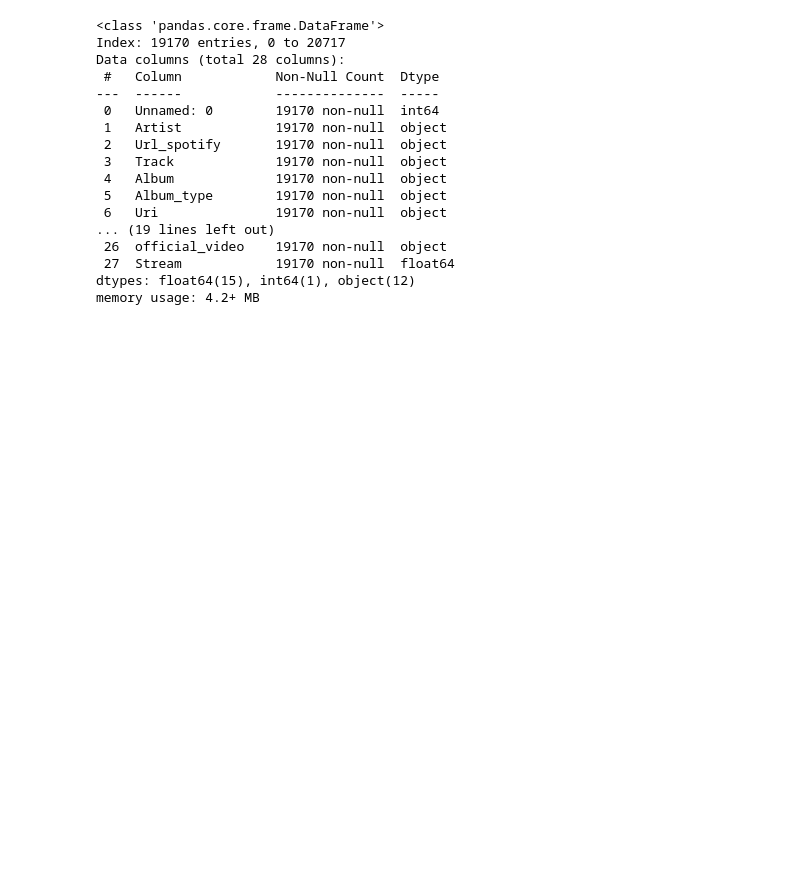
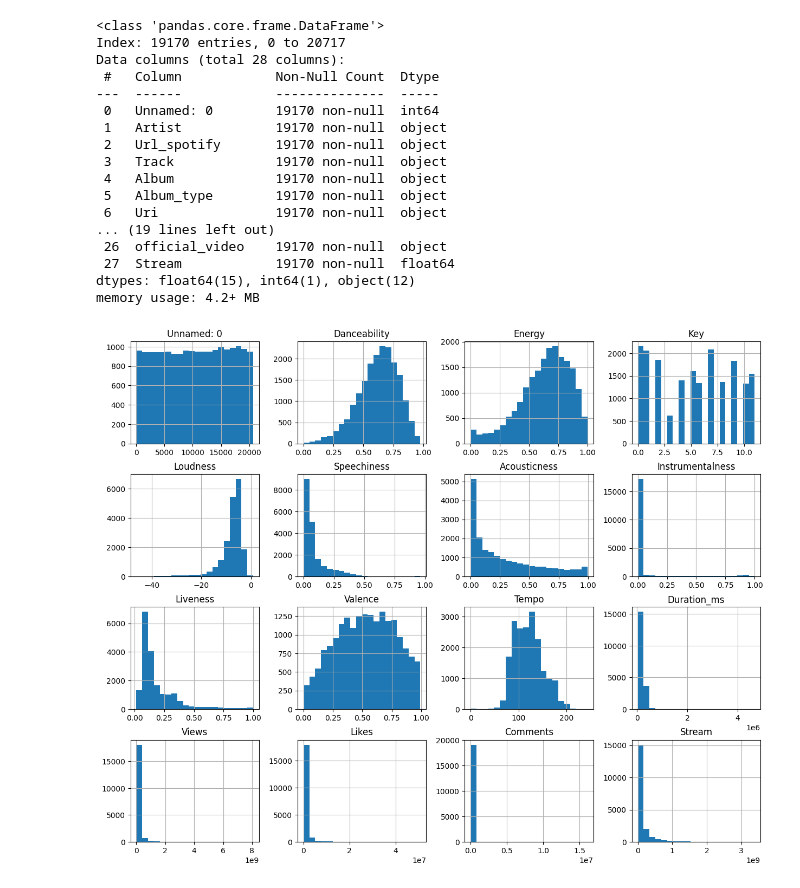
Before and after one commit to JaswanthKrishnaE/Heart-Attack-Prediction-, a Jupyter notebook: EDA.ipynb, the cells around one changed output. Drawn from its saved outputs; the diff is of its cells as text; code cells hidden in the pictures; blank space fills up the shorter version.

```diff
--- a/EDA.ipynb
+++ b/EDA.ipynb
@@ -96,6 +96,7 @@ Column 'Stream' has 18462 unique values:
  6.87396100e+06 5.69558400e+06]
 # %%
 df.dropna(inplace=True)
+df = df.drop_duplicates()
 # %%
 df.shape
 # %% [output]
@@ -120,3 +121,9 @@ Data columns (total 28 columns):
  27  Stream            19170 non-null  float64
 dtypes: float64(15), int64(1), object(12)
 memory usage: 4.2+ MB
+# %%
+num_cols = df.select_dtypes(include=[np.number]).columns # get numerical columns
+df[num_cols].hist(bins=20, figsize=(15,12))
+plt.show()
+# %% [output]
+[figure, added]
```
Also changed, not shown: parts of 25 cells of this notebook, 2 other files.
